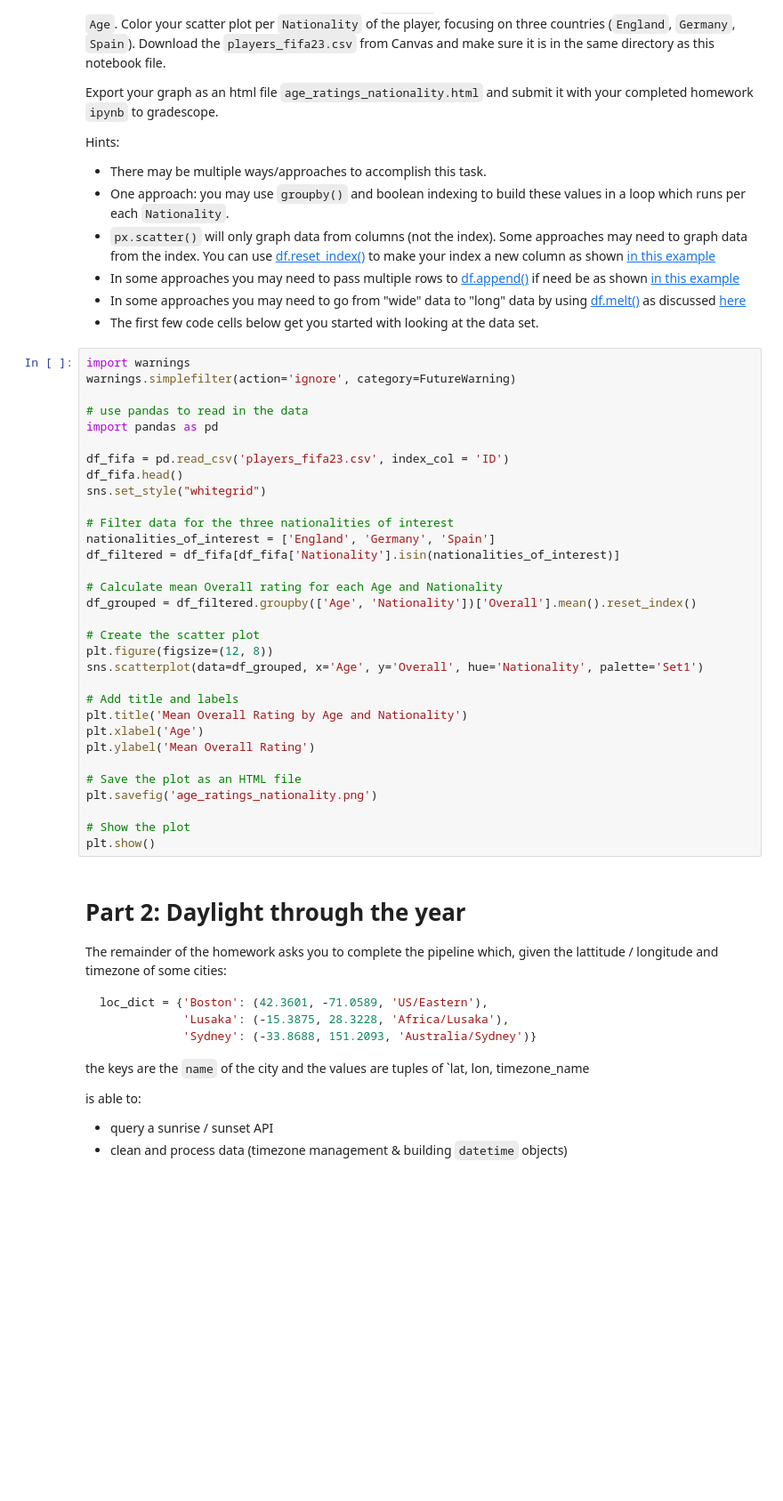
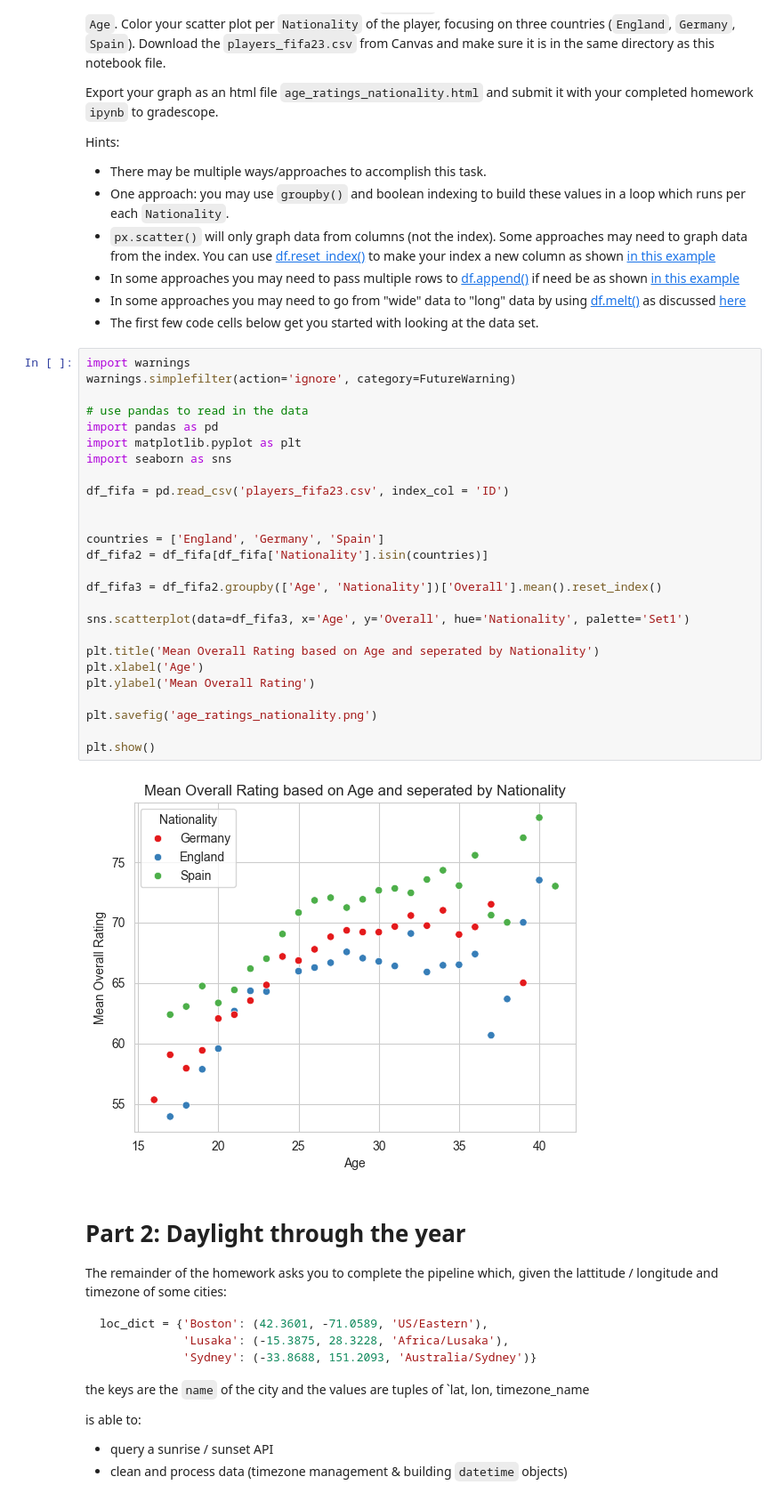
Before and after one commit to nickw0ng/DS3000, a Jupyter notebook: Homeworks/hw3.ipynb, the cells around one changed output. Shown at 89% size. Drawn from its saved outputs; the diff is of its cells as text; blank space fills up the shorter version.

Commit message:
data science

```diff
--- a/Homeworks/hw3.ipynb
+++ b/Homeworks/hw3.ipynb
@@ -29,35 +29,31 @@ Hints:
 # %%
 import warnings
 warnings.simplefilter(action='ignore', category=FutureWarning)
 
 # use pandas to read in the data
 import pandas as pd
+import matplotlib.pyplot as plt
+import seaborn as sns
 
 df_fifa = pd.read_csv('players_fifa23.csv', index_col = 'ID')
-df_fifa.head()
-sns.set_style("whitegrid")
 
-# Filter data for the three nationalities of interest
-nationalities_of_interest = ['England', 'Germany', 'Spain']
-df_filtered = df_fifa[df_fifa['Nationality'].isin(nationalities_of_interest)]
 
-# Calculate mean Overall rating for each Age and Nationality
-df_grouped = df_filtered.groupby(['Age', 'Nationality'])['Overall'].mean().reset_index()
+countries = ['England', 'Germany', 'Spain']
+df_fifa2 = df_fifa[df_fifa['Nationality'].isin(countries)]
 
-# Create the scatter plot
-plt.figure(figsize=(12, 8))
-sns.scatterplot(data=df_grouped, x='Age', y='Overall', hue='Nationality', palette='Set1')
+df_fifa3 = df_fifa2.groupby(['Age', 'Nationality'])['Overall'].mean().reset_index()
 
-# Add title and labels
-plt.title('Mean Overall Rating by Age and Nationality')
+sns.scatterplot(data=df_fifa3, x='Age', y='Overall', hue='Nationality', palette='Set1')
+
+plt.title('Mean Overall Rating based on Age and seperated by Nationality')
 plt.xlabel('Age')
 plt.ylabel('Mean Overall Rating')
 
-# Save the plot as an HTML file
 plt.savefig('age_ratings_nationality.png')
 
-# Show the plot
 plt.show()
+# %% [output]
+[figure, added]
 # %% [markdown]
 # Part 2: Daylight through the year
 
```
Also changed, not shown: parts of 8 cells of this notebook, 7 other files.
